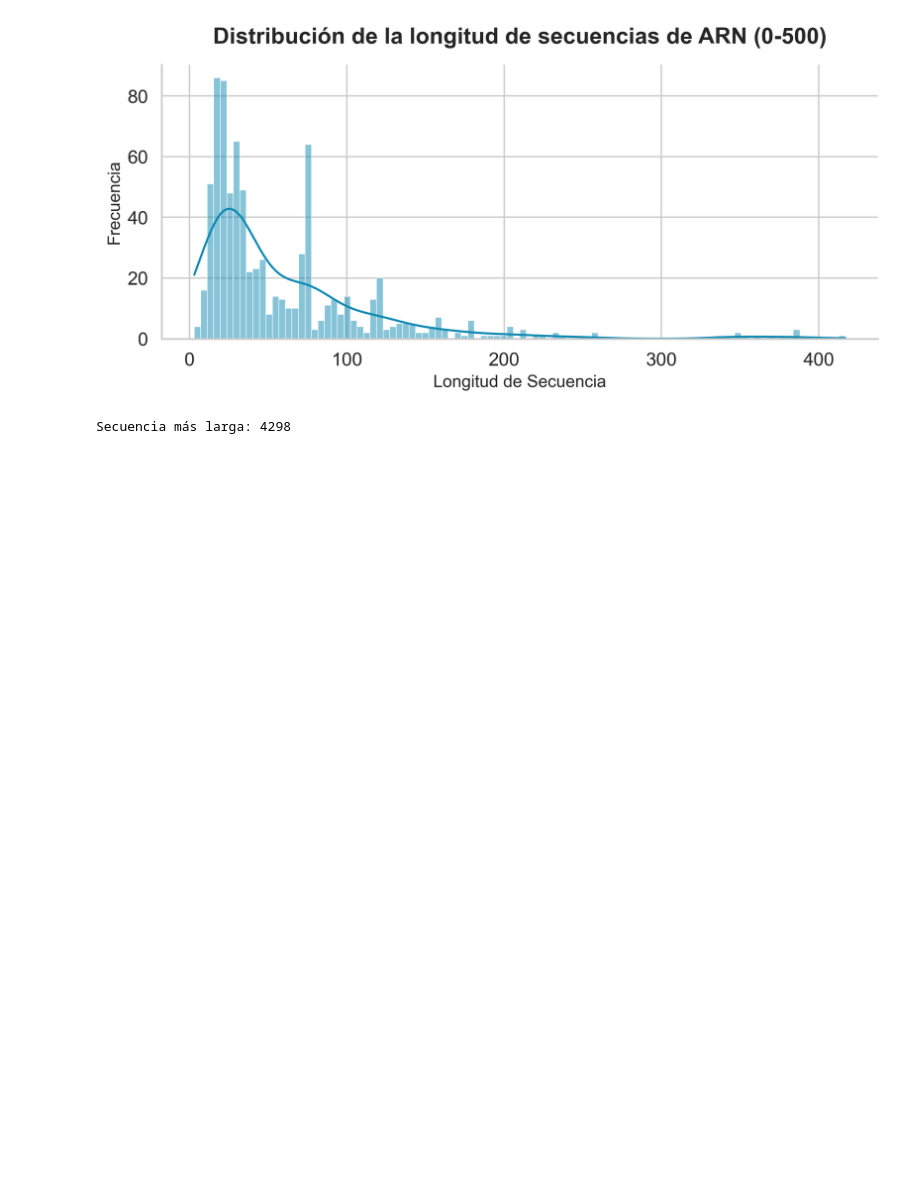
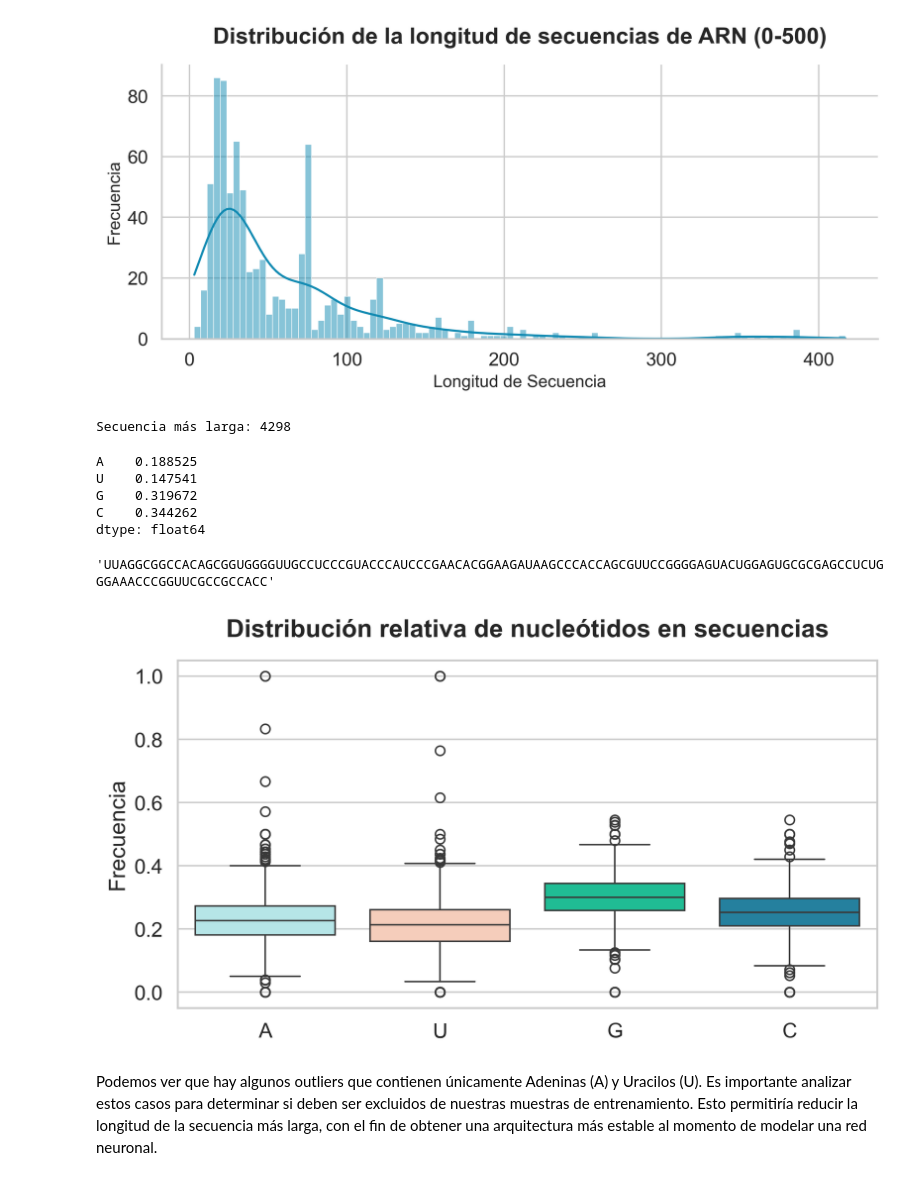
Before and after one commit to rospeltof/Stanford-RNA-3D-FOLDING, a Jupyter notebook: code/01_EDA.ipynb, the cells around one changed output. Cells and saved outputs as stored; diff of their text form; code cells hidden in the pictures; blank space fills up the shorter version.

```diff
--- a/code/01_EDA.ipynb
+++ b/code/01_EDA.ipynb
@@ -92,3 +93,36 @@ plt.show()
 print(f"Secuencia más larga: {max(train_seq['sequence_lenght'])}")
 # %% [output]
 Secuencia más larga: 4298
+# %%
+def nucleotide_dist(seq):
+    return pd.Series({
+        'A': seq.count('A')/len(seq),
+        'U': seq.count('U')/len(seq),
+        'G': seq.count('G')/len(seq),
+        'C': seq.count('C')/len(seq),
+    })
+# %%
+nucleotide_dist(train_seq['sequence'].values[67])
+# %% [output]
+A    0.188525
+U    0.147541
+G    0.319672
+C    0.344262
+dtype: float64
+# %%
+train_seq['sequence'].values[67]
+# %% [output]
+'UUAGGCGGCCACAGCGGUGGGGUUGCCUCCCGUACCCAUCCCGAACACGGAAGAUAAGCCCACCAGCGUUCCGGGGAGUACUGGAGUGCGCGAGCCUCUGGGAAACCCGGUUCGCCGCCACC'
+# %%
+nucleotide_freq = train_seq['sequence'].apply(nucleotide_dist)
+# %%
+colors = ['#AEECEF', '#FFCAB1', '#06D6A0', '#118AB2']
+plt.figure(figsize= (8,4), dpi= 300)
+sns.boxplot(data= nucleotide_freq, palette= colors)
+plt.title('Distribución relativa de nucleótidos en secuencias', fontsize=16, fontweight='bold', pad=15)
+plt.ylabel('Frecuencia')
+plt.show()
+# %% [output]
+[figure, added]
+# %% [markdown]
+Podemos ver que hay algunos outliers que contienen únicamente Adeninas (A) y Uracilos (U). Es importante analizar estos casos para determinar si deben ser excluidos de nuestras muestras de entrenamiento. Esto permitiría reducir la longitud de la secuencia más larga, con el fin de obtener una arquitectura más estable al momento de modelar una red neuronal.
```
Also changed, not shown: parts of 2 cells of this notebook.
